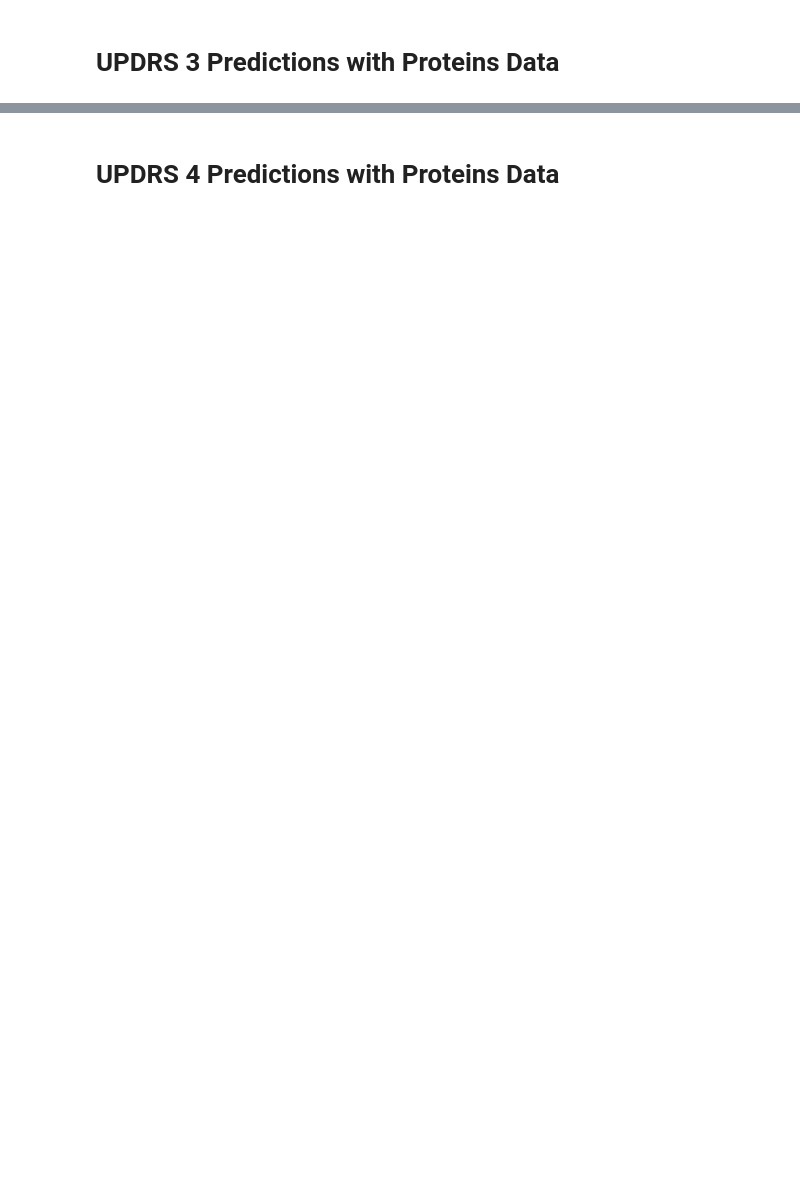
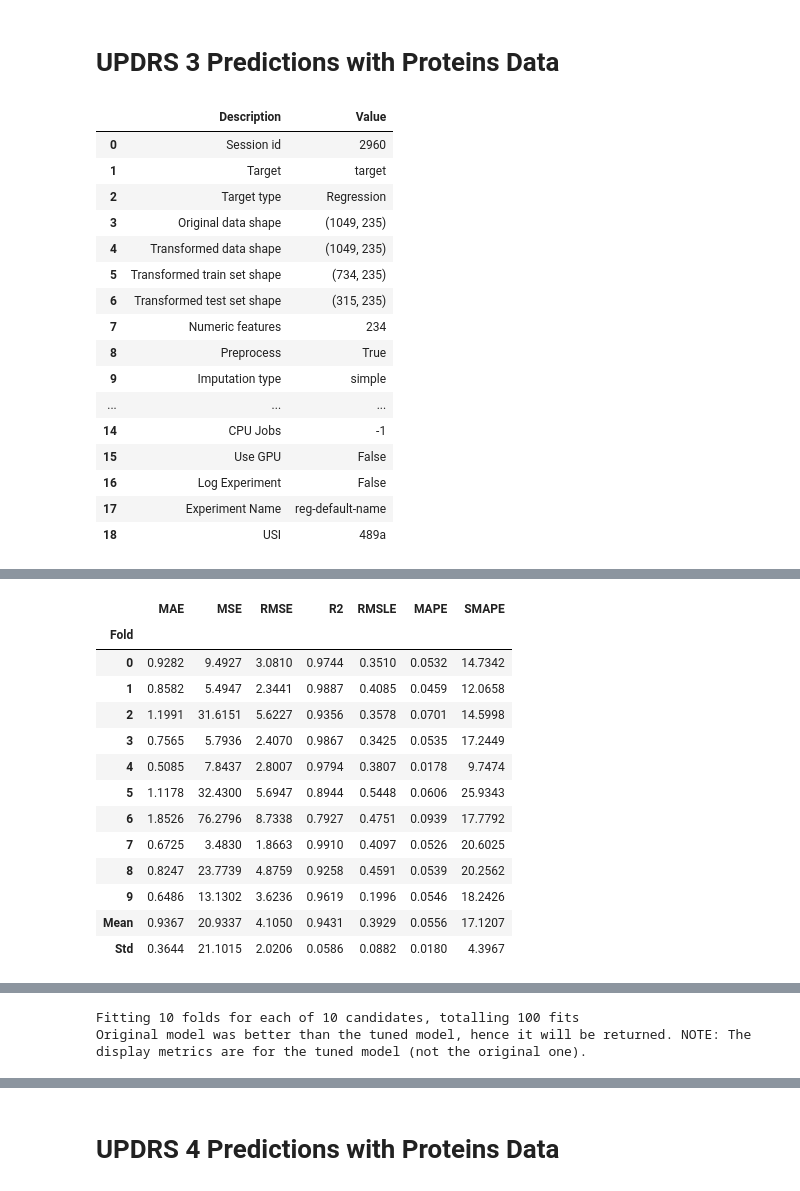
Before and after one commit to prithvidasgupta/si-618-parkinson-prediction, a Jupyter notebook: rough_work/featured_proteins.ipynb, the cells around one changed output, grey strips where cells are left out. Drawn from its saved outputs; the diff is of its cells as text; code cells hidden in the pictures; blank space fills up the shorter version.

```diff
--- a/rough_work/featured_proteins.ipynb
+++ b/rough_work/featured_proteins.ipynb
@@ -204,7 +360,7 @@ ensemble_u2 = ensemble_models(tuned_model, choose_better= True, n_estimators=20)
 # %% [markdown]
 # UPDRS 3 Predictions with Proteins Data
 # %%
-dataset = pd.merge(clinical_data[['updrs_3', 'offset_updrs1_offset', 'offset_updrs2_offset','offset_updrs3_offset','offset_updrs4_offset','visit_month']],
+dataset = pd.merge(clinical_data_train[['updrs_3', 'offset_updrs1_offset', 'offset_updrs2_offset','offset_updrs3_offset','offset_updrs4_offset','visit_month']],
                    npx_features, how='inner', left_on=['visit_id'], right_on=['visit_id'])
 dataset.head()
 Y = dataset[dataset.columns[0]].values
@@ -215,6 +371,24 @@ final_X = np.hstack((X_noscale, X_scaled))
 
 s = setup(data=final_X, target=Y)
 add_metric('SMAPE', 'SMAPE', smape, greater_is_better = False)
-best_model = compare_models(sort='R2')
-tuned_model = tune_model(best_model, choose_better=True, optimize='SMAPE')
-ensemble_u3 = ensemble_models(tuned_model, choose_better= True, n_estimators=20)
+b3 = create_model('et')
+t3 = tune_model(b3, choose_better=True, optimize='SMAPE')
+ensemble_u3 = ensemble_model(t3, choose_better= True, n_estimators=20)
+# %% [output]
+|  | Description | Value |
+| 0 | Session id | 2960 |
+| 1 | Target | target |
+| 2 | Target type | Regression |
+| 3 | Original data shape | (1049, 235) |
+| 4 | Transformed data shape | (1049, 235) |
+| 5 | Transformed train set shape | (734, 235) |
+| 6 | Transformed test set shape | (315, 235) |
+| 7 | Numeric features | 234 |
+| 8 | Preprocess | True |
+| 9 | Imputation type | simple |
+| ... | ... | ... |
+| 14 | CPU Jobs | -1 |
+| 15 | Use GPU | False |
+| 16 | Log Experiment | False |
+| 17 | Experiment Name | reg-default-name |
+| 18 | USI | 489a |
@@ -220,0 +396,14 @@ ensemble_u3 = ensemble_models(tuned_model, choose_better= True, n_estimators=20)
+|  | MAE | MSE | RMSE | R2 | RMSLE | MAPE | SMAPE |
+| Fold |  |  |  |  |  |  |  |
+| 0 | 0.9282 | 9.4927 | 3.0810 | 0.9744 | 0.3510 | 0.0532 | 14.7342 |
+| 1 | 0.8582 | 5.4947 | 2.3441 | 0.9887 | 0.4085 | 0.0459 | 12.0658 |
+| 2 | 1.1991 | 31.6151 | 5.6227 | 0.9356 | 0.3578 | 0.0701 | 14.5998 |
+| 3 | 0.7565 | 5.7936 | 2.4070 | 0.9867 | 0.3425 | 0.0535 | 17.2449 |
+| 4 | 0.5085 | 7.8437 | 2.8007 | 0.9794 | 0.3807 | 0.0178 | 9.7474 |
+| 5 | 1.1178 | 32.4300 | 5.6947 | 0.8944 | 0.5448 | 0.0606 | 25.9343 |
+| 6 | 1.8526 | 76.2796 | 8.7338 | 0.7927 | 0.4751 | 0.0939 | 17.7792 |
+| 7 | 0.6725 | 3.4830 | 1.8663 | 0.9910 | 0.4097 | 0.0526 | 20.6025 |
+| 8 | 0.8247 | 23.7739 | 4.8759 | 0.9258 | 0.4591 | 0.0539 | 20.2562 |
+| 9 | 0.6486 | 13.1302 | 3.6236 | 0.9619 | 0.1996 | 0.0546 | 18.2426 |
+| Mean | 0.9367 | 20.9337 | 4.1050 | 0.9431 | 0.3929 | 0.0556 | 17.1207 |
+| Std | 0.3644 | 21.1015 | 2.0206 | 0.0586 | 0.0882 | 0.0180 | 4.3967 |
@@ -220,0 +427,2 @@ ensemble_u3 = ensemble_models(tuned_model, choose_better= True, n_estimators=20)
+Fitting 10 folds for each of 10 candidates, totalling 100 fits
+Original model was better than the tuned model, hence it will be returned. NOTE: The display metrics are for the tuned model (not the original one).
```
Also changed, not shown: parts of 20 cells of this notebook.
